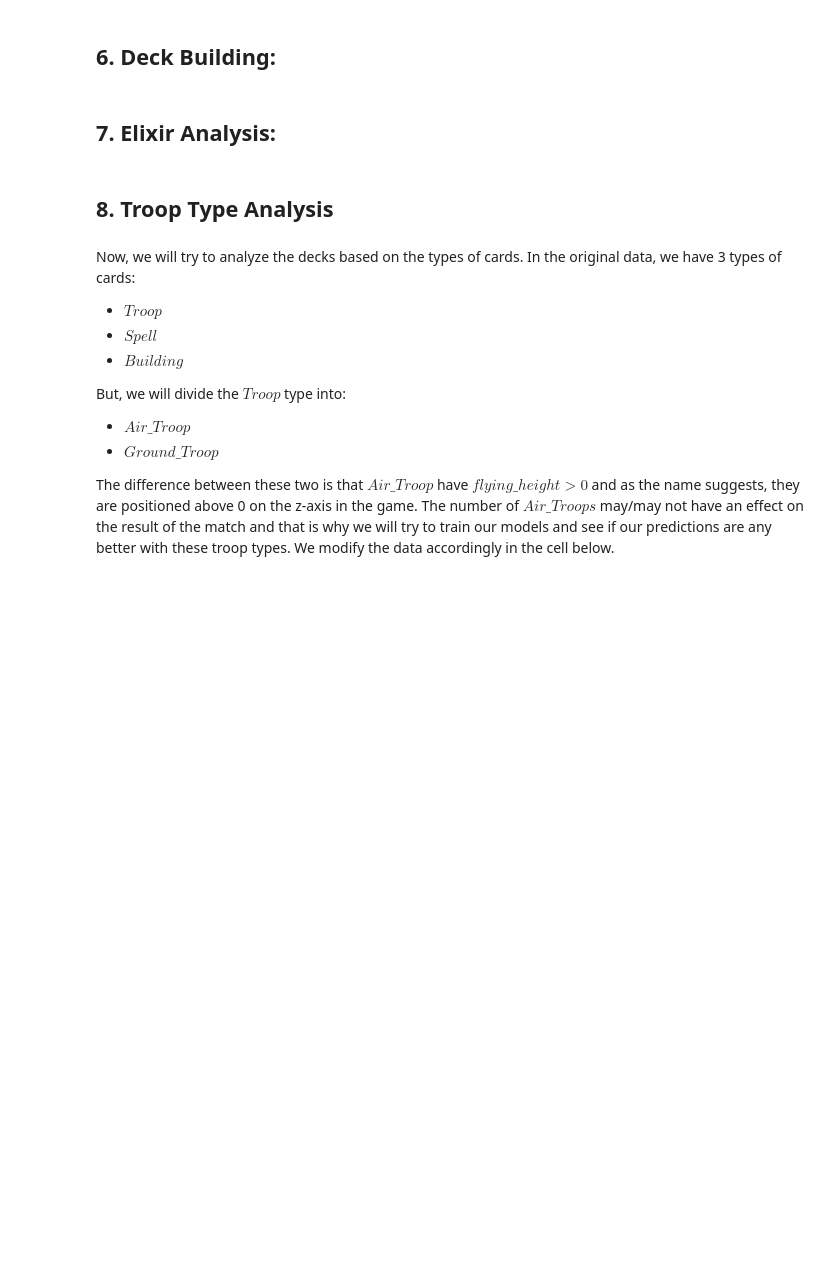
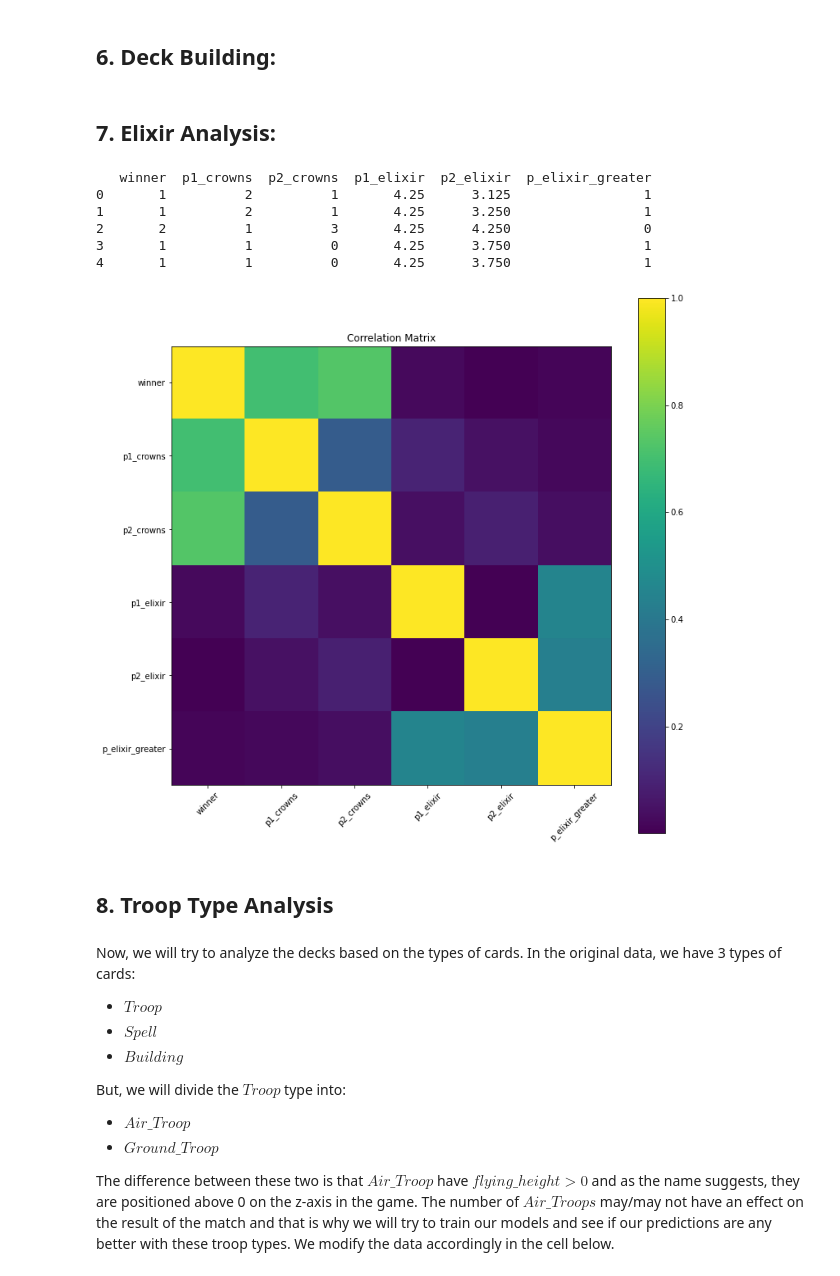
Before and after one commit to nhat-vo/clash-royale-ml, a Jupyter notebook: clashroyale.ipynb, the cells around one changed output. Saved outputs shown, nothing was run; the diff lists cells and outputs as text; code cells hidden in the pictures; blank space fills up the shorter version.

Commit message:
sad elixir noises

```diff
--- a/clashroyale.ipynb
+++ b/clashroyale.ipynb
@@ -428,3 +455,53 @@ sns.distplot(y_train)
+# %%
+p1_elixir = []
+p2_elixir = []
+p_elixir_greater = []
+
+for (p1,p2) in zip(p1_cards.index, p2_cards.index):
+    avg1 = 0
+    avg2 = 0
+    for i in range(8):
+        card1 = id_map[p1_cards.iloc[p1, i]]
+        card2 = id_map[p2_cards.iloc[p2, i]]
+
+        avg1 += cards.at[card1,"elixir"]
+        avg2 += cards.at[card2,"elixir"]
+
+    avg1/=8.0
+    avg2/=8.0
+    p1_elixir.append(avg1)
+    p2_elixir.append(avg2)
+    if (avg1 > avg2):
+        p_elixir_greater.append(1)
+    elif(avg1 == avg2):
+        p_elixir_greater.append(0)
+    else:
+        p_elixir_greater.append(2)
+# %%
+battles['p1_elixir'] = p1_elixir
+battles['p2_elixir'] = p2_elixir
+battles['p_elixir_greater'] = p_elixir_greater
+df = battles[["winner", "p1_crowns", "p2_crowns", "p1_elixir", "p2_elixir", "p_elixir_greater"]]
+print(df[:5])
+# %% [output]
+   winner  p1_crowns  p2_crowns  p1_elixir  p2_elixir  p_elixir_greater
+0       1          2          1       4.25      3.125                 1
+1       1          2          1       4.25      3.250                 1
+2       2          1          3       4.25      4.250                 0
+3       1          1          0       4.25      3.750                 1
+4       1          1          0       4.25      3.750                 1
+# %%
+corr = df.corr()
+# %%
+f = plt.figure(figsize=(12, 12))
+plt.imshow(np.abs(corr))
+plt.title('Correlation Matrix')
+plt.xticks(np.arange(df.shape[1]), df.columns, rotation=45)
+plt.yticks(np.arange(df.shape[1]), df.columns)
+plt.colorbar()
+plt.show()
+# %% [output]
+[figure, added]
 # %% [markdown]
 ## 8. Troop Type Analysis
 # %% [markdown]
```
Also changed, not shown: parts of 9 cells of this notebook.
